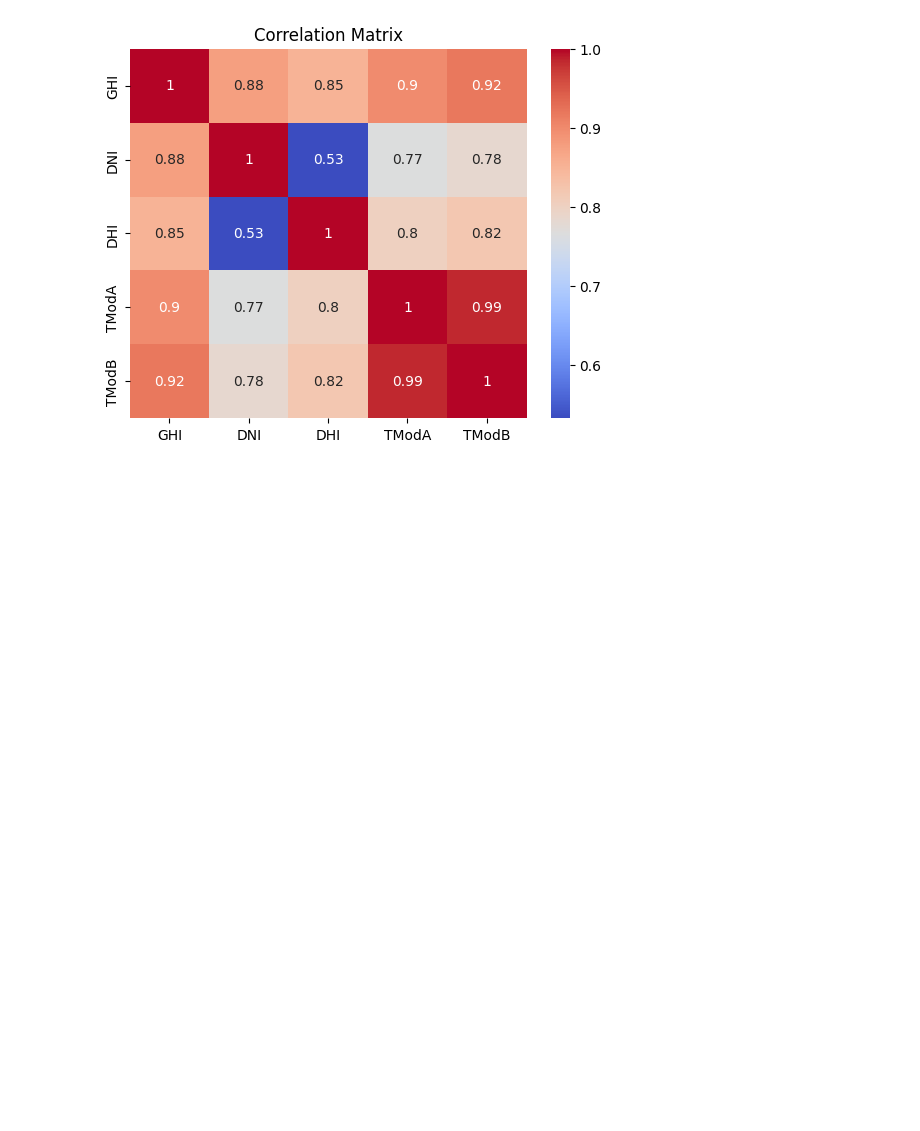
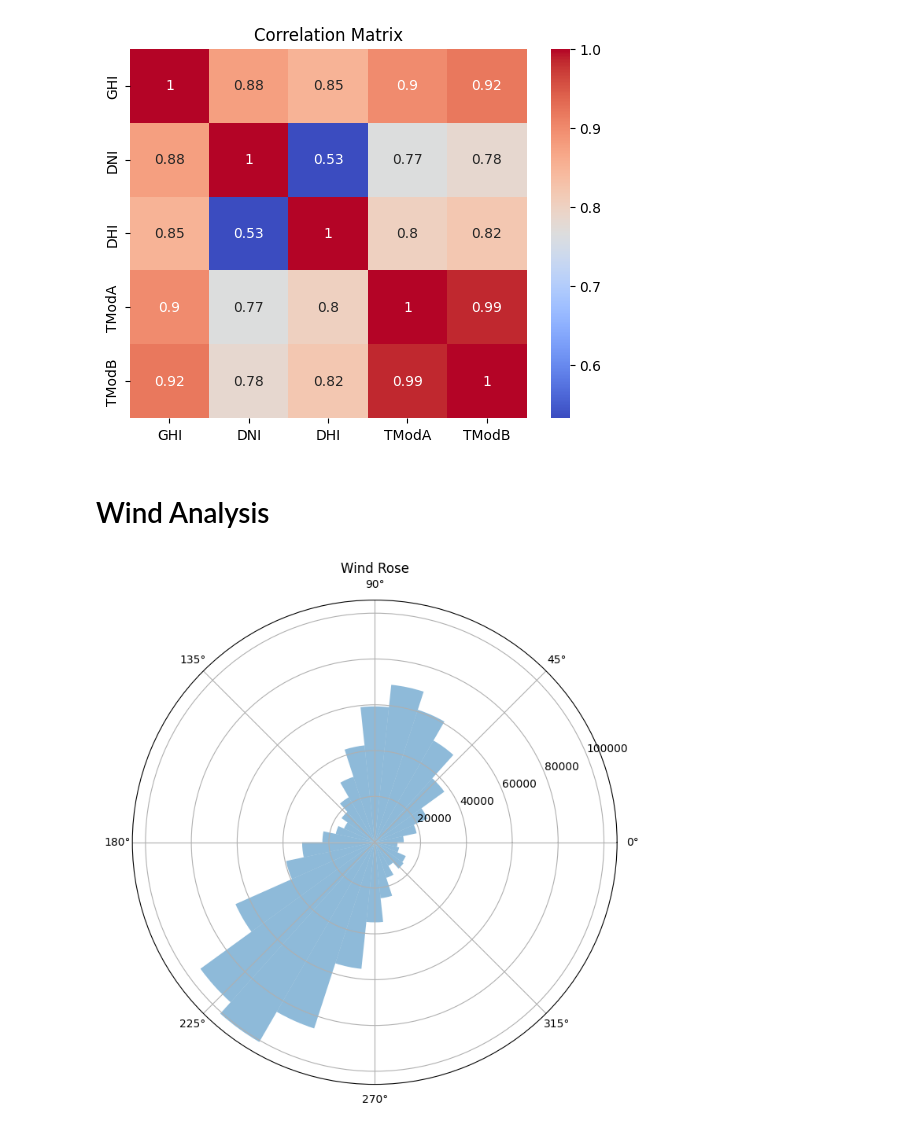
Before and after one commit to Beki78/Solar-Radiation-Measurement-Analysis, a Jupyter notebook: notebooks/solar_radation.ipynb, the cells around one changed output. Cells and saved outputs as stored; diff of their text form; code cells hidden in the pictures; blank space fills up the shorter version.

```diff
--- a/notebooks/solar_radation.ipynb
+++ b/notebooks/solar_radation.ipynb
@@ -318,3 +318,19 @@ plt.title('Correlation Matrix')
 plt.show()
 # %% [output]
 [figure]
+# %% [markdown]
+# Wind Analysis
+# %%
+def plot_wind_rose(benin):
+    wind_speed = benin['WS']
+    wind_direction = benin['WD']
+
+    plt.figure(figsize=(8, 8))
+    ax = plt.subplot(111, projection='polar')
+    ax.hist(np.radians(wind_direction), bins=30, weights=wind_speed, alpha=0.5)
+    ax.set_title('Wind Rose')
+    plt.show()
+
+plot_wind_rose(benin)
+# %% [output]
+[figure, added]
```
Also changed, not shown: parts of 6 cells of this notebook.
